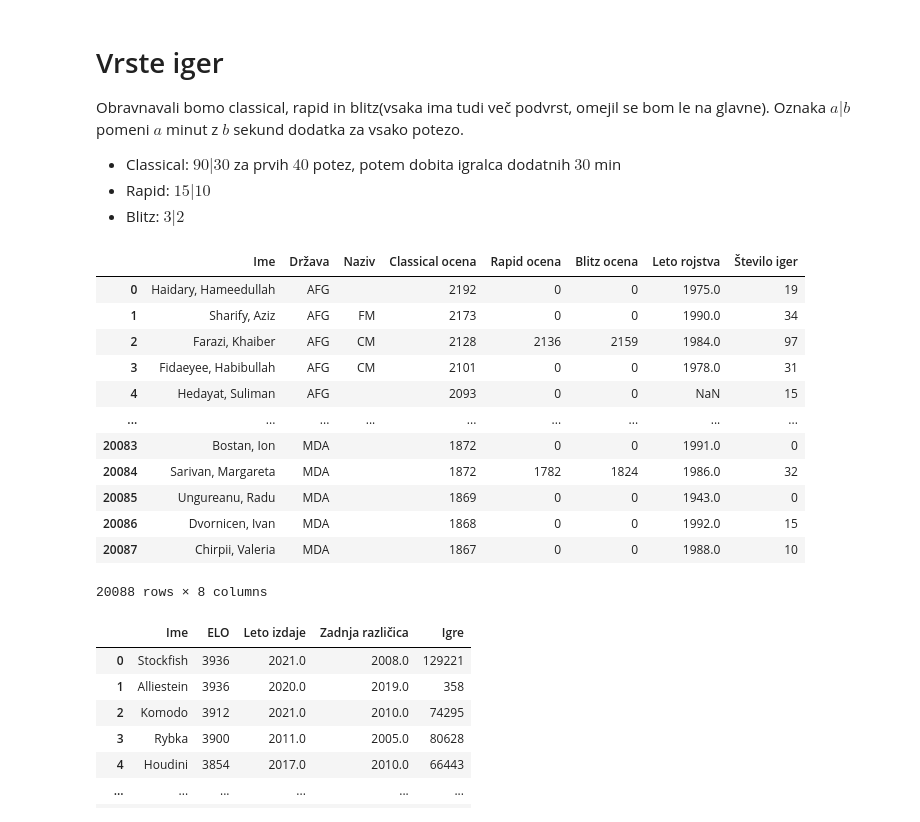
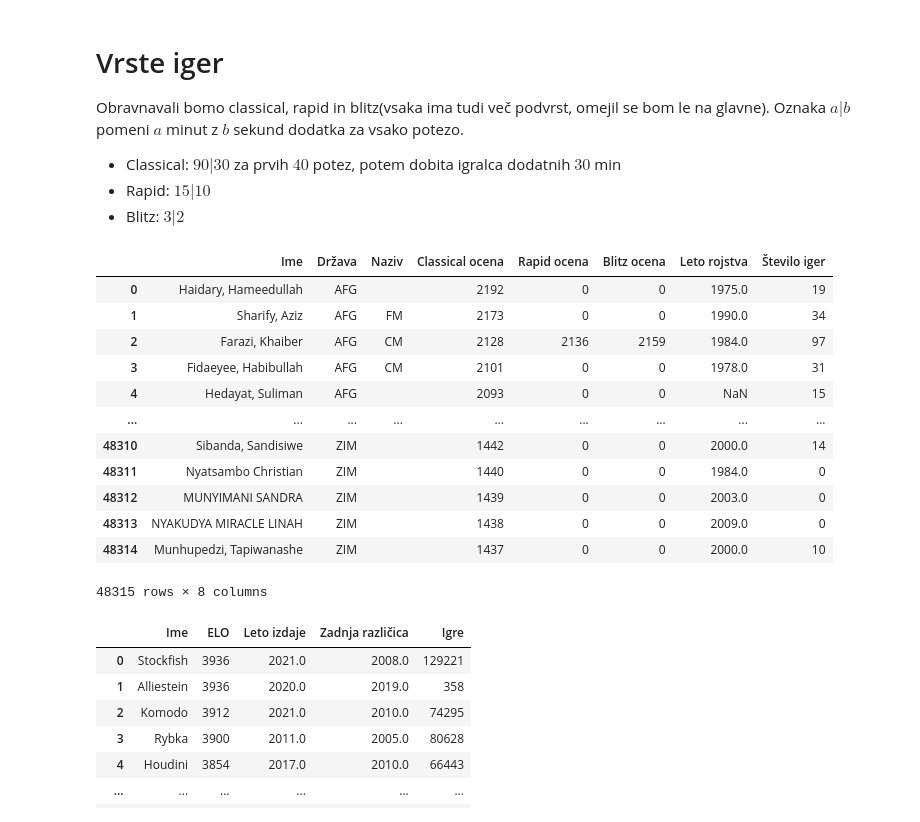
Before and after one commit to UrosKosmac123/Sahisti-sveta, a Jupyter notebook: Analiza.ipynb, the cells around one changed output. Cells and saved outputs as stored; diff of their text form; code cells hidden in the pictures.

```diff
--- a/Analiza.ipynb
+++ b/Analiza.ipynb
@@ -43,25 +43,29 @@ Obravnavali bomo classical, rapid in blitz(vsaka ima tudi več podvrst, omejil s
 - Blitz: $3|2$
 # %%
 import pandas
+import matplotlib.pyplot as plt
+import statistics
+import random
 
 sahisti = pandas.read_csv("Podatki_sahistov.csv")
 programi = pandas.read_csv("Podatki_programov.csv")
+populacije = pandas.read_csv("Populacija drzav od leta 1950 do 2020.csv")
 
 sahisti
 # %% [output]
 |  | Ime | Država | Naziv | Classical ocena | Rapid ocena | Blitz ocena | Leto rojstva | Število iger |
 | 0 | Haidary, Hameedullah | AFG |  | 2192 | 0 | 0 | 1975.0 | 19 |
 | 1 | Sharify, Aziz | AFG | FM | 2173 | 0 | 0 | 1990.0 | 34 |
 | 2 | Farazi, Khaiber | AFG | CM | 2128 | 2136 | 2159 | 1984.0 | 97 |
 | 3 | Fidaeyee, Habibullah | AFG | CM | 2101 | 0 | 0 | 1978.0 | 31 |
 | 4 | Hedayat, Suliman | AFG |  | 2093 | 0 | 0 | NaN | 15 |
 | ... | ... | ... | ... | ... | ... | ... | ... | ... |
-| 20083 | Bostan, Ion | MDA |  | 1872 | 0 | 0 | 1991.0 | 0 |
-| 20084 | Sarivan, Margareta | MDA |  | 1872 | 1782 | 1824 | 1986.0 | 32 |
-| 20085 | Ungureanu, Radu | MDA |  | 1869 | 0 | 0 | 1943.0 | 0 |
-| 20086 | Dvornicen, Ivan | MDA |  | 1868 | 0 | 0 | 1992.0 | 15 |
-| 20087 | Chirpii, Valeria | MDA |  | 1867 | 0 | 0 | 1988.0 | 10 |
+| 48310 | Sibanda, Sandisiwe | ZIM |  | 1442 | 0 | 0 | 2000.0 | 14 |
+| 48311 | Nyatsambo Christian | ZIM |  | 1440 | 0 | 0 | 1984.0 | 0 |
+| 48312 | MUNYIMANI SANDRA | ZIM |  | 1439 | 0 | 0 | 2003.0 | 0 |
+| 48313 | NYAKUDYA MIRACLE LINAH | ZIM |  | 1438 | 0 | 0 | 2009.0 | 0 |
+| 48314 | Munhupedzi, Tapiwanashe | ZIM |  | 1437 | 0 | 0 | 2000.0 | 10 |
-20088 rows × 8 columns
+48315 rows × 8 columns
 # %%
 programi
 # %% [output]
```
Also changed, not shown: parts of 22 cells of this notebook, 3 other files.
